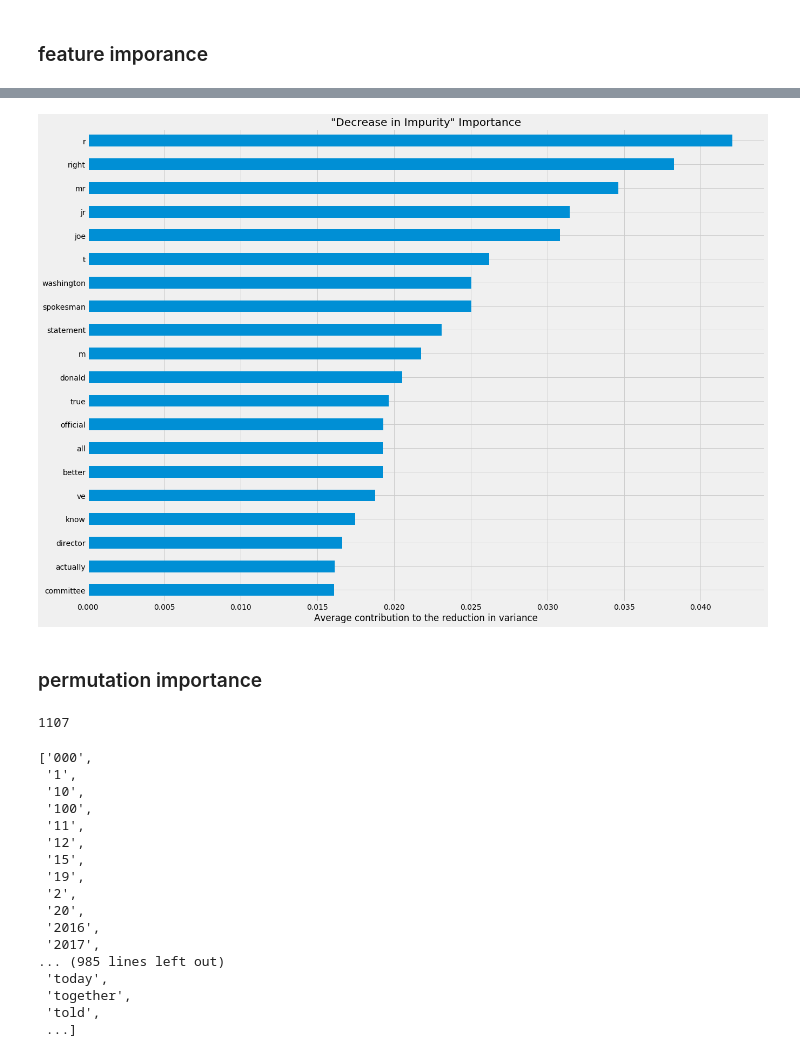
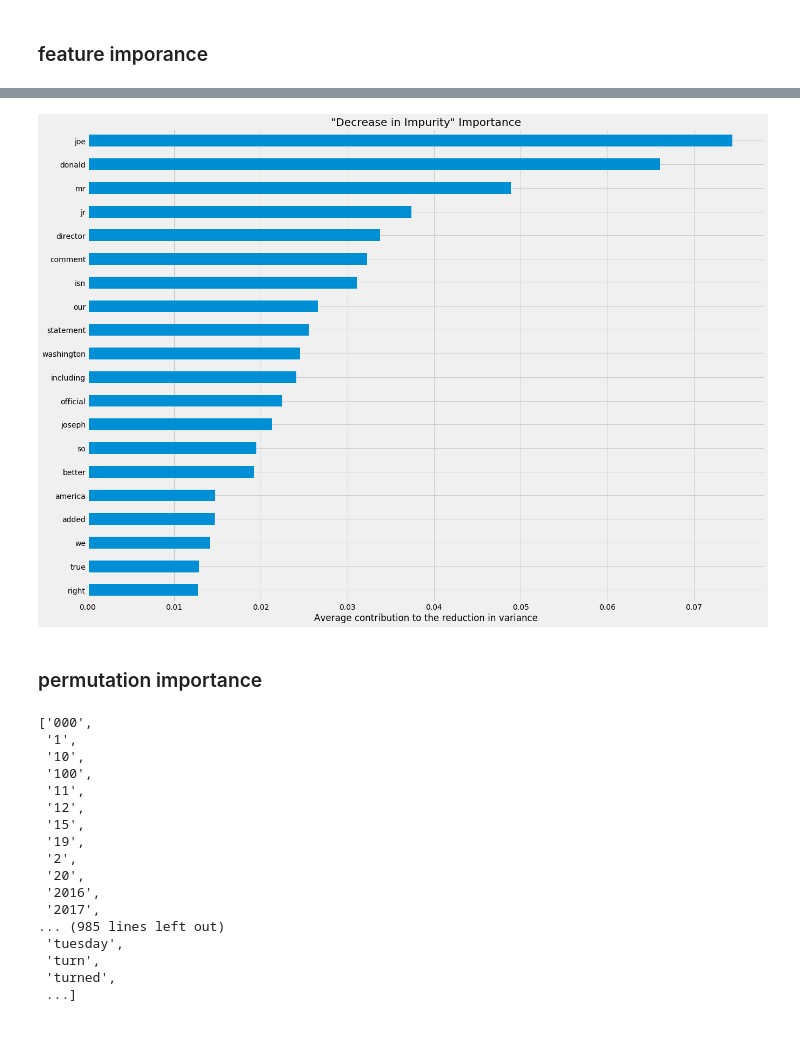
Before and after one commit to dj-betts/opinion_classifier, a Jupyter notebook: NLP_RFC/nlp.ipynb, the cells around one changed output, grey strips where cells are left out. Cells and saved outputs as stored; diff of their text form; code cells hidden in the pictures.

```diff
--- a/NLP_RFC/nlp.ipynb
+++ b/NLP_RFC/nlp.ipynb
@@ -278,7 +259,7 @@ def punc_strip(document):
             document = document.replace(char, " ")
     return document
 # %%
-#stop_words = ['said','a','b','c','d', 'e', 'f', 'g', 'h', 'i', 'j', 'k', 'l', 'm', 'n', 'o', 'p', 'q', 'r', 's', 't', 'u', 'v', 'w', 'x', 'y', 'z', 'mr','ms']
+stop_words = ['a','b','c','d', 'e', 'f', 'g', 'h', 'i', 'j', 'k', 'l', 'm', 'n', 'o', 'p', 'q', 'r', 's', 't', 'u', 'v', 'w', 'x', 'y', 'z']
 # %%
 #stop_words = ['said']
 # %%
@@ -289,13 +270,13 @@ vectorizer = TfidfVectorizer(#input='content',
 #                 encoding='utf-8',
 #                 decode_error='strict',
 #                 strip_accents='ascii',
-                 lowercase=True,
+#                 lowercase=True,
                  preprocessor=punc_strip,
                  tokenizer=wordnet_tokenize,
-                 analyzer='word',
-#                 stop_words=stop_words,
+#                 analyzer='word',
+                 stop_words=stop_words,
 #                 token_pattern='(?u)\b\w\w+\b',
-                 ngram_range=(1, 1),
+#                 ngram_range=(1, 1),
                  max_df=0.9,
                  min_df=0.1,
                  max_features=None,
@@ -434,8 +435,7 @@ print(datetime.datetime.now())
 feat_names = vectorizer.get_feature_names()
 feature_import = rf_clf.feature_importances_
 
-feat_scores = pd.Series(feature_import,
-                           index=feat_names)
+feat_scores = pd.Series(feature_import, index=feat_names)
 feat_scores = feat_scores.sort_values()
 ax = feat_scores[-20:].plot(kind='barh', figsize=(20,15))
 ax.set_title('"Decrease in Impurity" Importance')
@@ -448,4 +448,4 @@ Wall time: 492 ms
-[figure, old version]
+[figure, new version]
 # %% [markdown]
 ### permutation importance
 # %%
@@ -457,10 +457,6 @@ Wall time: 492 ms
 #         print(f"{feat_names[i]:<8}"
 #               f"{r.importances_mean[i]:.3f}"
 #               f" +/- {r.importances_std[i]:.3f}")
-# %%
-len(feat_names)
-# %% [output]
-1107
 # %%
 feat_names
 # %% [output]
@@ -477,7 +473,7 @@ feat_names
  '2016',
  '2017',
 ... (985 lines left out)
- 'today',
- 'together',
- 'told',
+ 'tuesday',
+ 'turn',
+ 'turned',
  ...]
```
Also changed, not shown: parts of 31 cells of this notebook, 1 other file.
